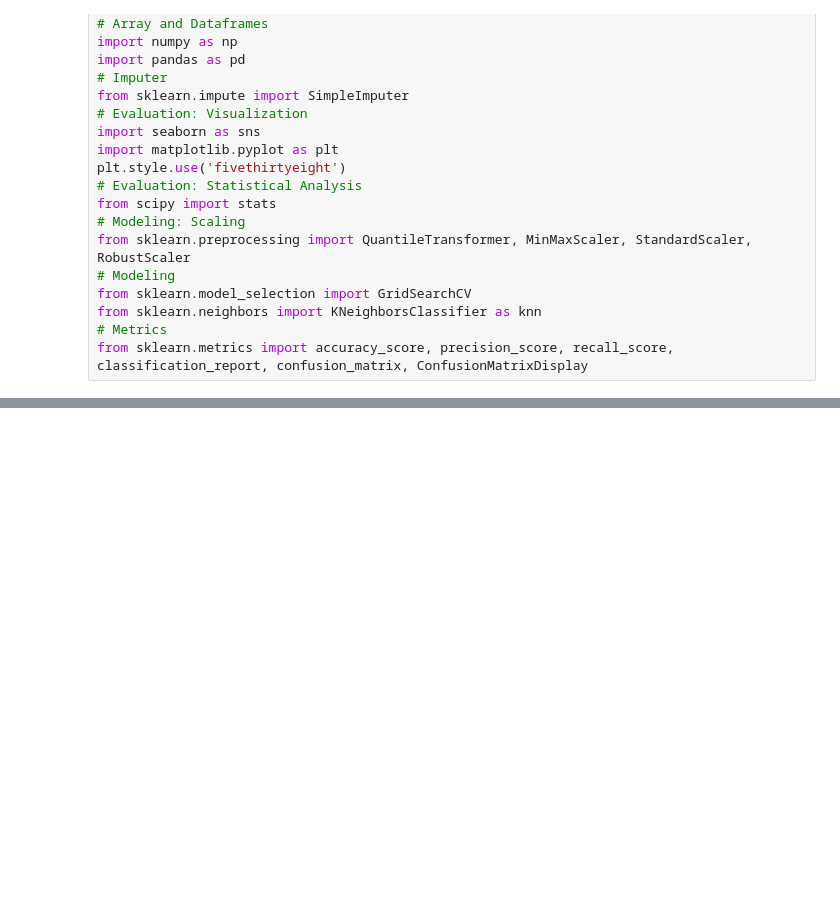
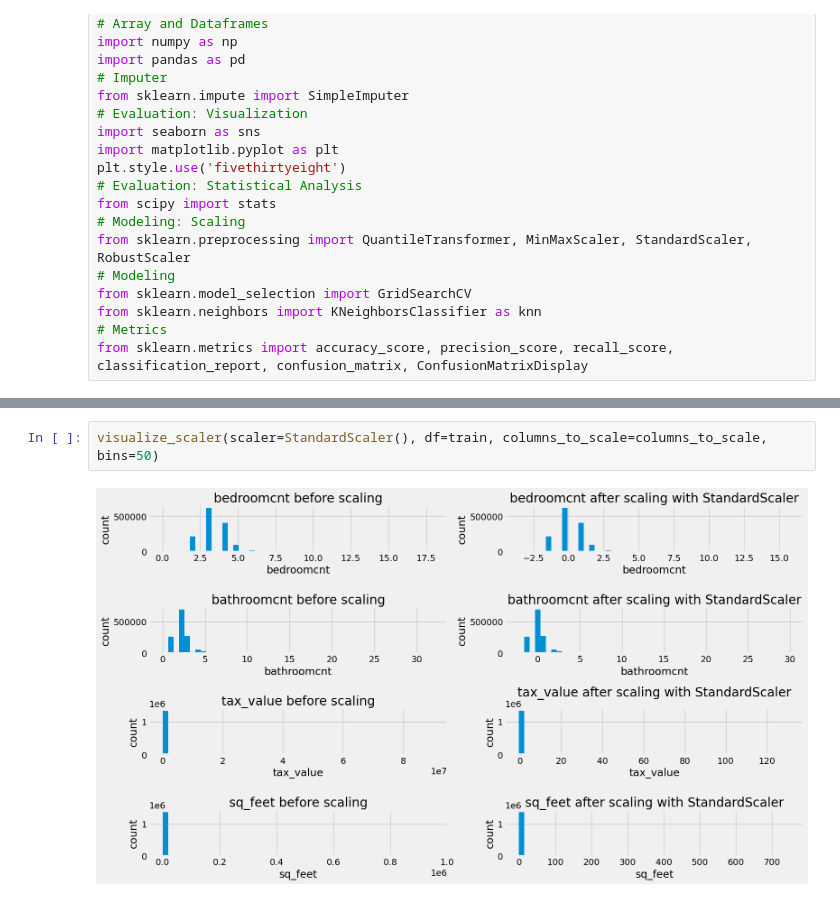
Before and after one commit to jeremiah-toribio/regression-exercises, a Jupyter notebook: scaling.ipynb, the cells around one changed output, grey strips where cells are left out. Saved outputs shown, nothing was run; the diff lists cells and outputs as text; blank space fills up the shorter version.

```diff
--- a/scaling.ipynb
+++ b/scaling.ipynb
@@ -68,0 +112,4 @@ y_test = test['taxamount']
+# %%
+visualize_scaler(scaler=StandardScaler(), df=train, columns_to_scale=columns_to_scale, bins=50)
+# %% [output]
+[figure, added]
```
Also changed, not shown: parts of 34 cells of this notebook.
